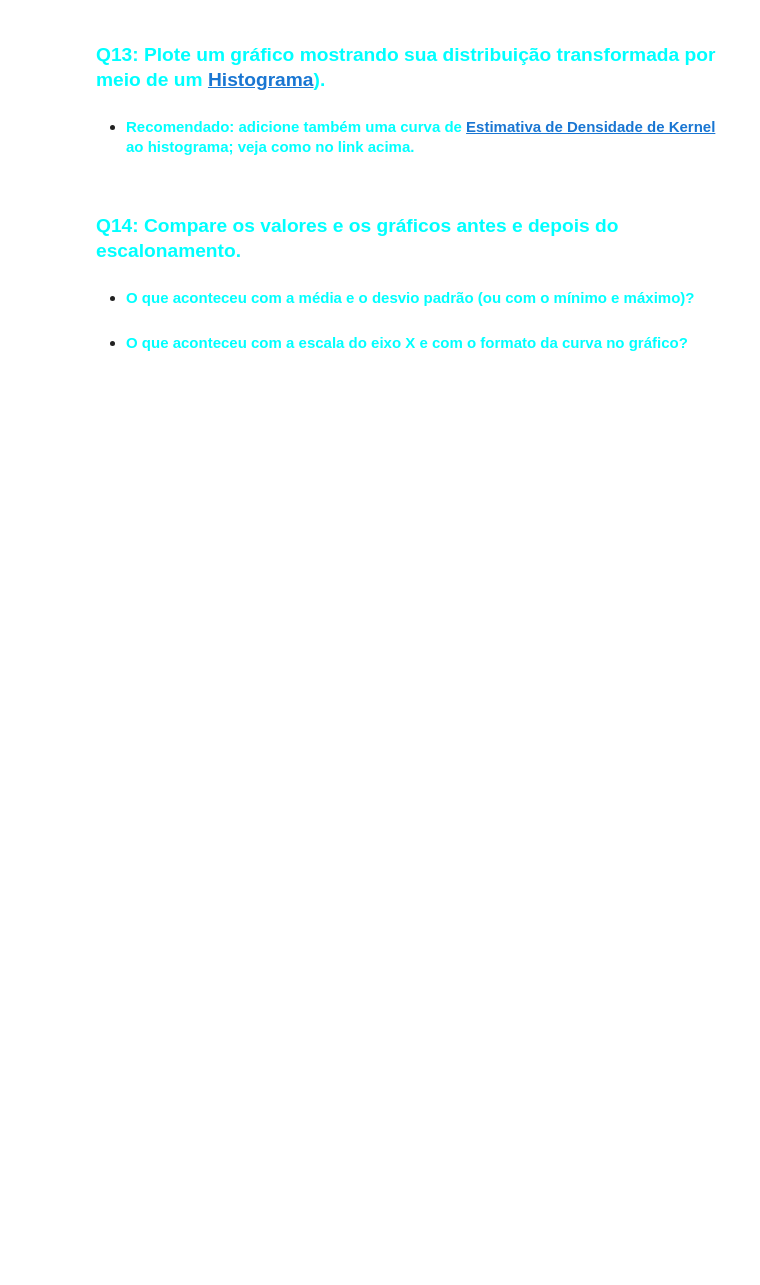
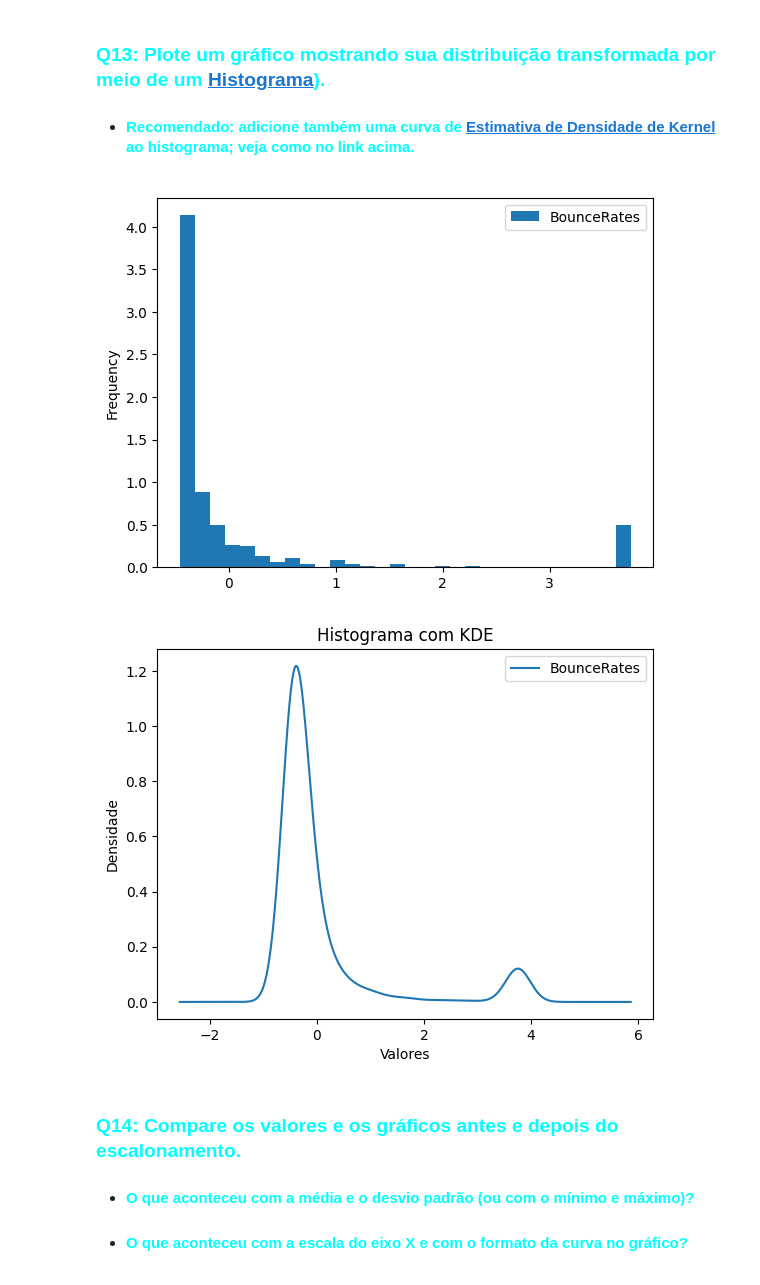
Before and after one commit to MatheusAndrade23/E08-L2-Project, a Jupyter notebook: lab/C24_2026_1_L1_Atividade_04_355.ipynb, the cells around one changed output. Drawn from its saved outputs; the diff is of its cells as text; code cells hidden in the pictures; blank space fills up the shorter version.

```diff
--- a/lab/C24_2026_1_L1_Atividade_04_355.ipynb
+++ b/lab/C24_2026_1_L1_Atividade_04_355.ipynb
@@ -196,3 +214,10 @@ Máximo: 0.2
 
 - #### <font color='cyan'>Atenção: Realize a transformação e substitua os valores da coluna original no DataFrame (`X_train` e `X_test`) pelos valores escalonados.</font>
 - #### <font color='cyan'>Lembre-se de utilizar o método `fit_transform` no conjunto de treinamento e apenas `transform` no conjunto de teste.</font>
+# %%
+from sklearn.preprocessing import StandardScaler
+
+scaler = StandardScaler()
+
+X_train_scaled = scaler.fit_transform(X_train[[selected_numeric_column]])
+X_test_scaled = scaler.transform(X_test[[selected_numeric_column]])
@@ -199,2 +232,12 @@ Máximo: 0.2
 # %% [markdown]
 ### <font color='cyan'>Q12: Calcule e exiba as estatísticas descritivas dessa variável transformada (Média, Mediana, Desvio Padrão, Mínimo e Máximo).</font>
+# %%
+import numpy as np
+
+selected_column_scaled = X_test_scaled[:, 0]
+
+print("Média: " + str(selected_column_scaled.mean()))
+print("Mediana: " + str(np.median(selected_column_scaled)))
+print("Desvio Padrão: " + str(selected_column_scaled.std()))
+print("Mínimo: " + str(selected_column_scaled.min()))
+print("Máximo: " + str(selected_column_scaled.max()))
@@ -201,6 +250,19 @@ Máximo: 0.2
 # %% [markdown]
 ### <font color='cyan'>Q13: Plote um gráfico mostrando sua distribuição transformada por meio de um [Histograma](https://seaborn.pydata.org/generated/seaborn.histplot.html)).</font>
 - #### <font color='cyan'>Recomendado: adicione também uma curva de [Estimativa de Densidade de Kernel](https://pt.wikipedia.org/wiki/Estimativa_de_densidade_kernel) ao histograma; veja como no link acima.</font>
+# %%
+selected_column_scaled_df = pd.DataFrame(selected_column_scaled, columns=[selected_numeric_column])
+
+selected_column_scaled_df.plot(kind="hist", density=True, bins=30)
+selected_column_scaled_df.plot(kind="kde")
+
+plt.title("Histograma com KDE")
+plt.xlabel("Valores")
+plt.ylabel("Densidade")
+plt.show()
+# %% [output]
+[figure, added]
+[figure, added]
 # %% [markdown]
 ### <font color='cyan'>Q14: Compare os valores e os gráficos antes e depois do escalonamento.</font>
 - #### <font color='cyan'>O que aconteceu com a média e o desvio padrão (ou com o mínimo e máximo)?</font>
```
Also changed, not shown: parts of 13 cells of this notebook.
